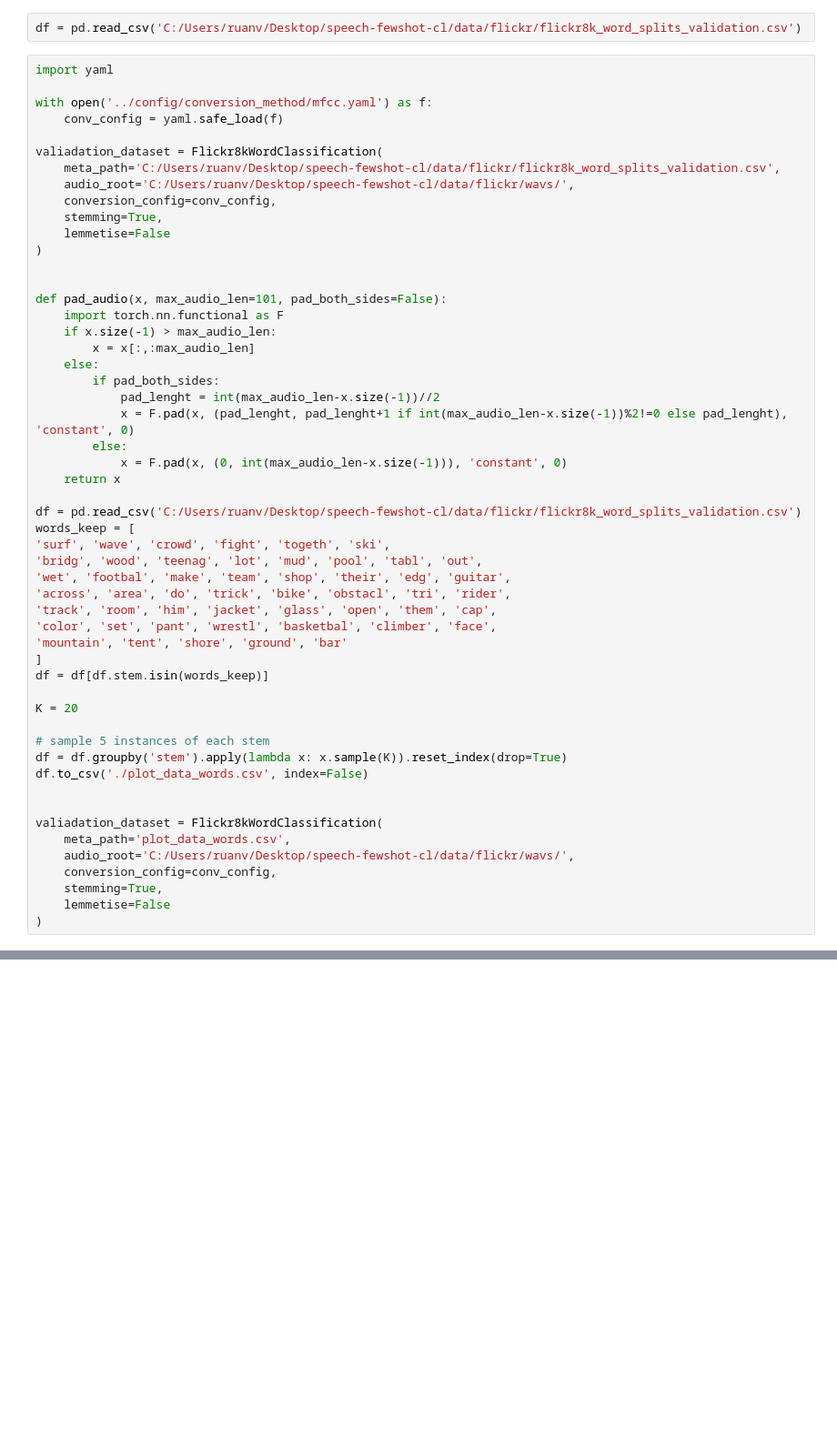
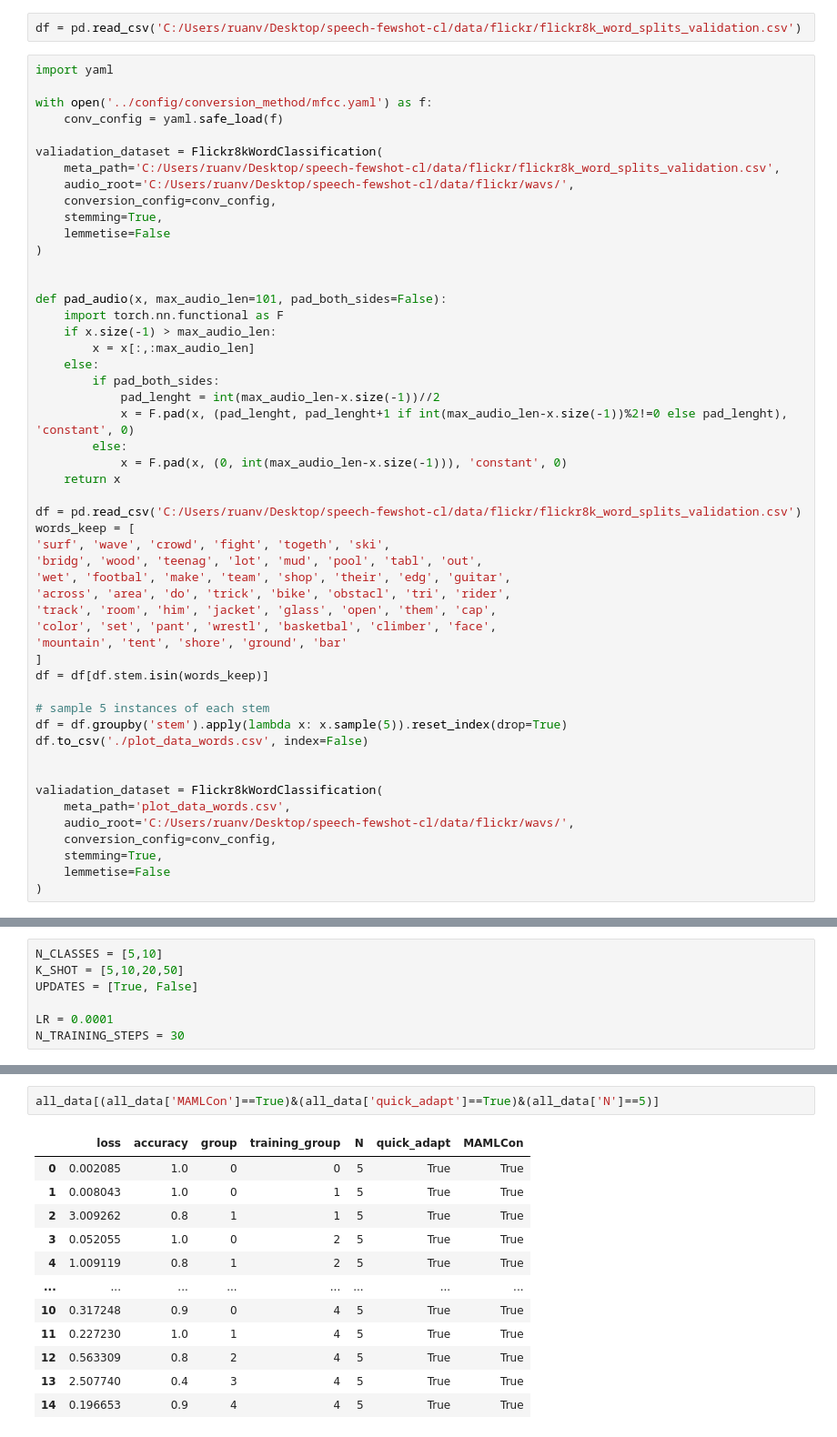
Before and after one commit to ByteFuse/MAMLCon, a Jupyter notebook: notebooks/generate_plots.ipynb, the cells around one changed output, grey strips where cells are left out. Shown at 91% size. Drawn from its saved outputs; the diff is of its cells as text; blank space fills up the shorter version.

```diff
--- a/notebooks/generate_plots.ipynb
+++ b/notebooks/generate_plots.ipynb
@@ -154,10 +165,8 @@ words_keep = [
 ]
 df = df[df.stem.isin(words_keep)]
 
-K = 20
-
 # sample 5 instances of each stem
-df = df.groupby('stem').apply(lambda x: x.sample(K)).reset_index(drop=True)
+df = df.groupby('stem').apply(lambda x: x.sample(5)).reset_index(drop=True)
 df.to_csv('./plot_data_words.csv', index=False)
 
 
@@ -175 +180,8 @@ len(valiadation_dataset)
+# %%
+N_CLASSES = [5,10]
+K_SHOT = [5,10,20,50]
+UPDATES = [True, False]
+
+LR = 0.0001
+N_TRAINING_STEPS = 30
 # %%
@@ -365,0 +553,15 @@ Training loss: 0.0029
+# %%
+all_data[(all_data['MAMLCon']==True)&(all_data['quick_adapt']==True)&(all_data['N']==5)]
+# %% [output]
+|  | loss | accuracy | group | training_group | N | quick_adapt | MAMLCon |
+| 0 | 0.002085 | 1.0 | 0 | 0 | 5 | True | True |
+| 1 | 0.008043 | 1.0 | 0 | 1 | 5 | True | True |
+| 2 | 3.009262 | 0.8 | 1 | 1 | 5 | True | True |
+| 3 | 0.052055 | 1.0 | 0 | 2 | 5 | True | True |
+| 4 | 1.009119 | 0.8 | 1 | 2 | 5 | True | True |
+| ... | ... | ... | ... | ... | ... | ... | ... |
+| 10 | 0.317248 | 0.9 | 0 | 4 | 5 | True | True |
+| 11 | 0.227230 | 1.0 | 1 | 4 | 5 | True | True |
+| 12 | 0.563309 | 0.8 | 2 | 4 | 5 | True | True |
+| 13 | 2.507740 | 0.4 | 3 | 4 | 5 | True | True |
+| 14 | 0.196653 | 0.9 | 4 | 4 | 5 | True | True |
```
Also changed, not shown: parts of 20 cells of this notebook.
